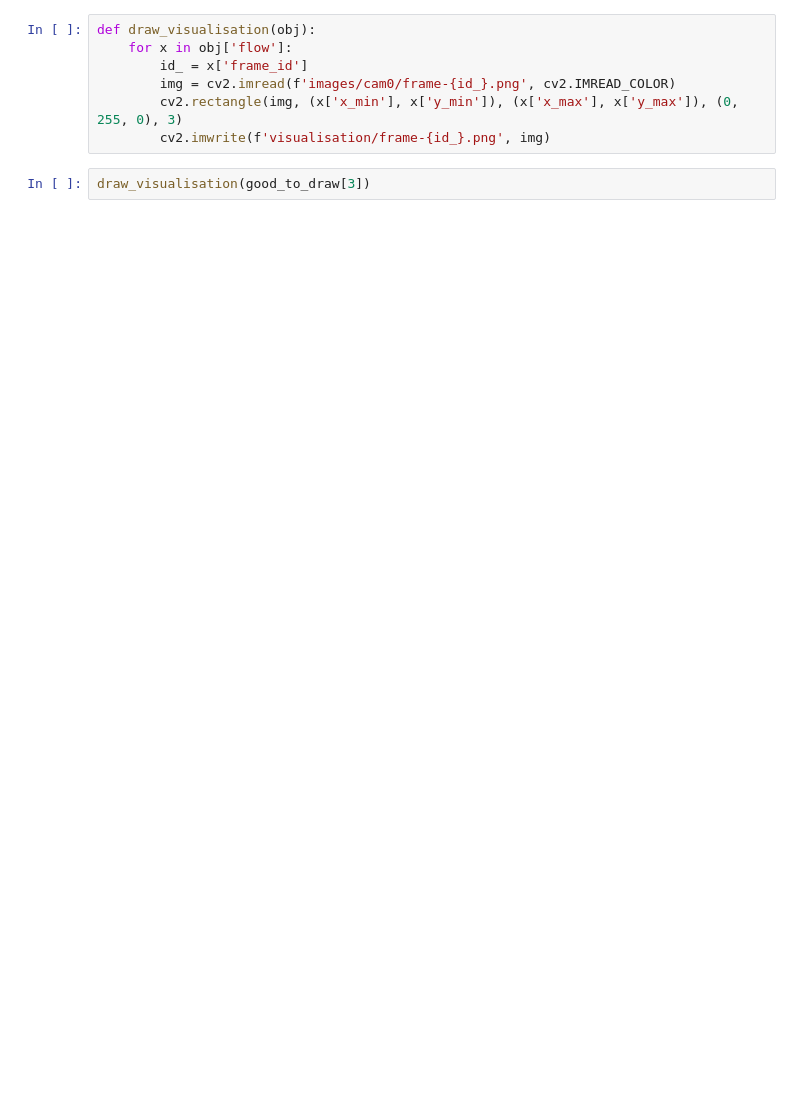
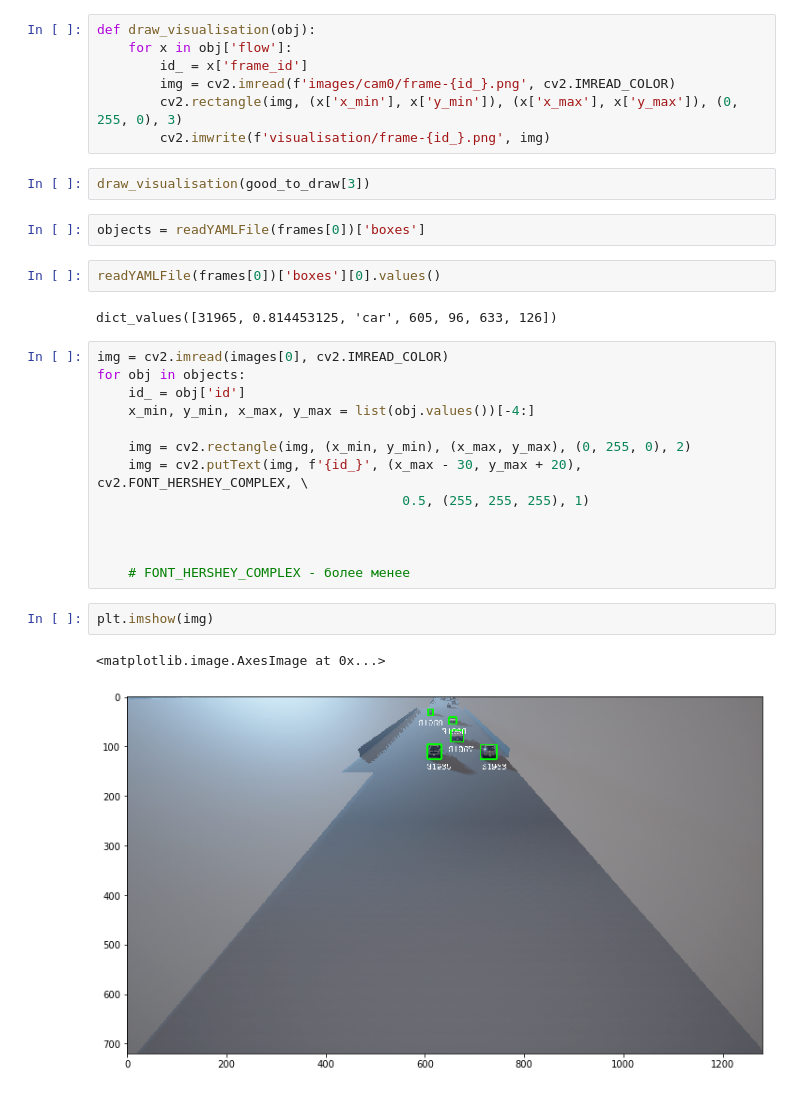
Before and after one commit to g0stly/its2022, a Jupyter notebook: OpticalFlowTracking/optical flow - final.ipynb, the cells around one changed output. Cells and saved outputs as stored; diff of their text form; blank space fills up the shorter version.

```diff
--- a/OpticalFlowTracking/optical flow - final.ipynb
+++ b/OpticalFlowTracking/optical flow - final.ipynb
@@ -222,3 +367,27 @@ def draw_visualisation(obj):
         cv2.imwrite(f'visualisation/frame-{id_}.png', img)
 # %%
 draw_visualisation(good_to_draw[3])
+# %%
+objects = readYAMLFile(frames[0])['boxes']
+# %%
+readYAMLFile(frames[0])['boxes'][0].values()
+# %% [output]
+dict_values([31965, 0.814453125, 'car', 605, 96, 633, 126])
+# %%
+img = cv2.imread(images[0], cv2.IMREAD_COLOR)
+for obj in objects:
+    id_ = obj['id']
+    x_min, y_min, x_max, y_max = list(obj.values())[-4:]
+
+    img = cv2.rectangle(img, (x_min, y_min), (x_max, y_max), (0, 255, 0), 2)
+    img = cv2.putText(img, f'{id_}', (x_max - 30, y_max + 20), cv2.FONT_HERSHEY_COMPLEX, \
+                                       0.5, (255, 255, 255), 1)
+
+
+
+    # FONT_HERSHEY_COMPLEX - более менее
+# %%
+plt.imshow(img)
+# %% [output]
+<matplotlib.image.AxesImage at 0x...>
+[figure, added]
```
Also changed, not shown: parts of 15 cells of this notebook.
